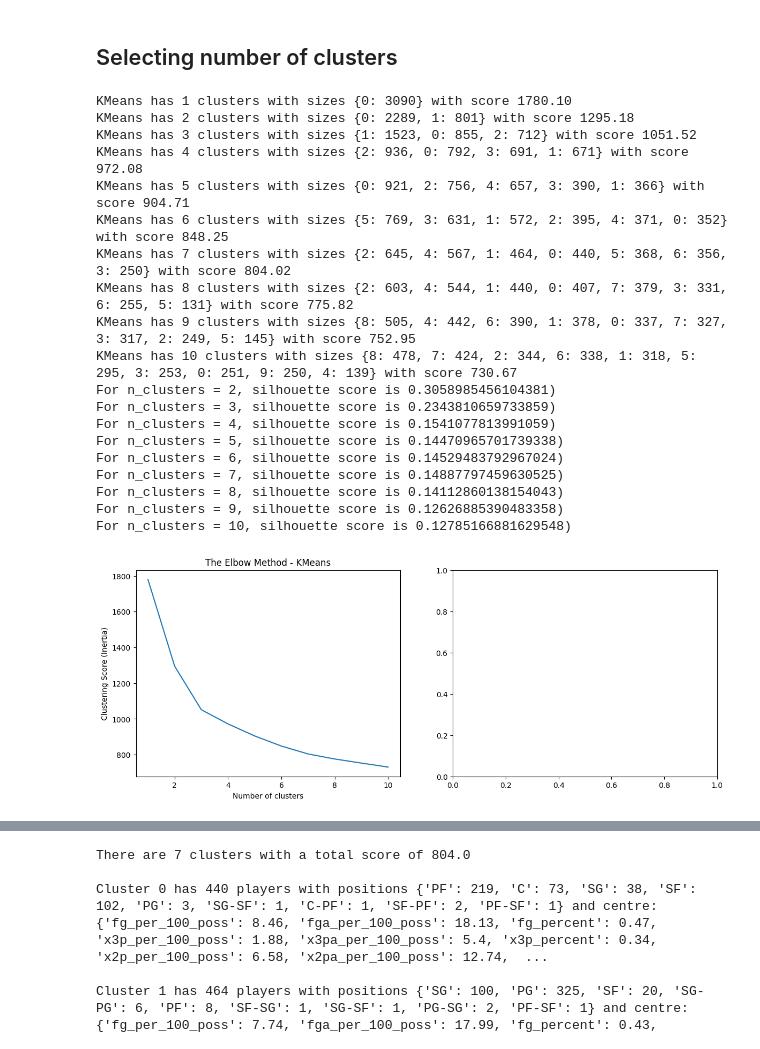
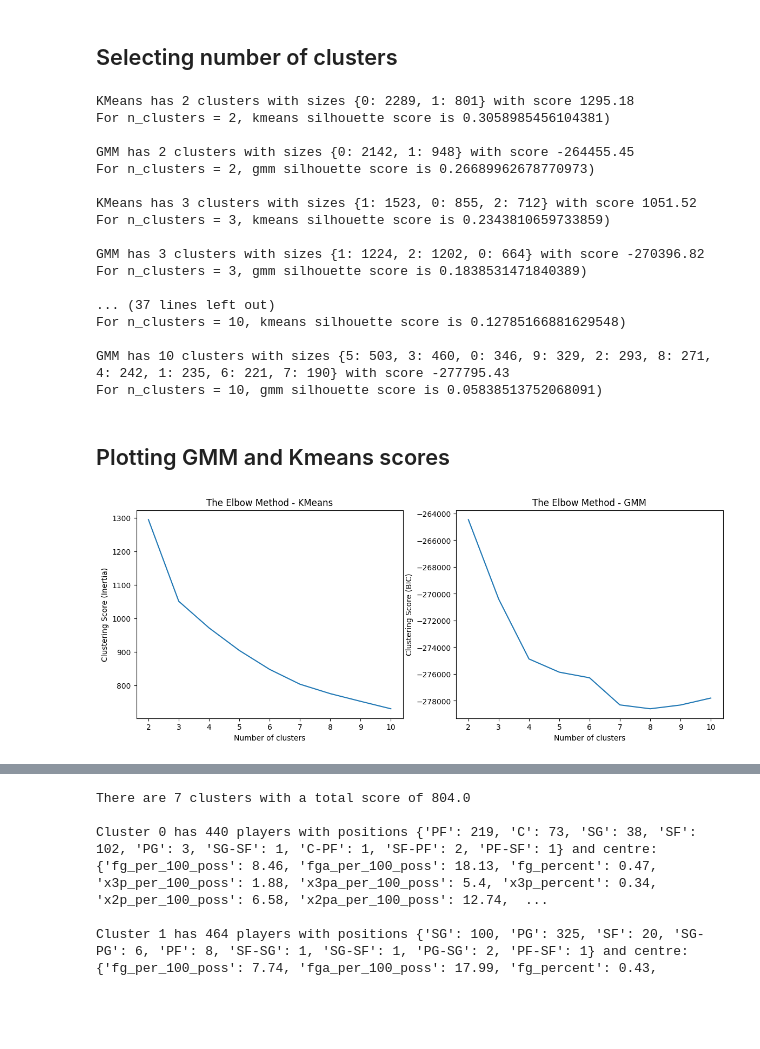
Before and after one commit to AlfonsoGhislieri/nba-machine-learning, a Jupyter notebook: getting_cleaning_data.ipynb, the cells around one changed output, grey strips where cells are left out. Saved outputs shown, nothing was run; the diff lists cells and outputs as text; code cells hidden in the pictures; blank space fills up the shorter version.

Commit message:
added gmm model and scores

```diff
--- a/getting_cleaning_data.ipynb
+++ b/getting_cleaning_data.ipynb
@@ -333,9 +334,6 @@ def kmeans(X, n_clusters):
     # fit the model ... i.e. find the n clusters
     model.fit(X)
 
-    # predict the closest cluster for each sample of X
-    predicted=model.predict(X)
-
     # Return key cluster information: score, centres and labels
 
-    return (model.inertia_, model.cluster_centers_, model.labels_, predicted)
+    return (model.inertia_, model.cluster_centers_, model.labels_)
@@ -343,46 +370,63 @@ def kmeans(X, n_clusters):
 ## Selecting number of clusters
 # %%
 kbest_scores = []
-for i in range(1, 11):
-    score, centres, labels, _ = kmeans(X, i)
+gmm_scores = []
+kmeans_silhouette_scores = []
+gmm_silhouette_scores = []
+
+for i in range(2, 11):
+    score, _, labels, _ = kmeans(X, i)
     sizes = pd.Series(labels).value_counts().to_dict()
     print('KMeans has {} clusters with sizes {} with score {:.2f}'
           .format(i, sizes, score))
     kbest_scores.append(score)
 
-silhouette_scores = []
-for j in range(2,11):
-    score, centres, labels, _ = kmeans(X, j)
-    silhouette_avg = silhouette_score(X, labels)
-    print("For n_clusters = {}, silhouette score is {})".format(j, silhouette_avg))
-    silhouette_scores.append(silhouette_avg)
+    kmeans_silhouette_avg = silhouette_score(X, labels)
+    print("For n_clusters = {}, kmeans silhouette score is {})\n".format(i, kmeans_silhouette_avg))
+    kmeans_silhouette_scores.append(kmeans_silhouette_avg)
+
+    score, _, labels = gmm(X, i)
+    sizes = pd.Series(labels).value_counts().to_dict()
+    print('GMM has {} clusters with sizes {} with score {:.2f}'
+            .format(i, sizes, score))
+    gmm_scores.append(score)
+
+    gmm_silhouette_avg = silhouette_score(X, labels)
+    print("For n_clusters = {}, gmm silhouette score is {})\n".format(i, gmm_silhouette_avg))
+    gmm_silhouette_scores.append(gmm_silhouette_avg)
 # %% [output]
-KMeans has 1 clusters with sizes {0: 3090} with score 1780.10
 KMeans has 2 clusters with sizes {0: 2289, 1: 801} with score 1295.18
+For n_clusters = 2, kmeans silhouette score is 0.3058985456104381)
+
+GMM has 2 clusters with sizes {0: 2142, 1: 948} with score -264455.45
+For n_clusters = 2, gmm silhouette score is 0.26689962678770973)
+
 KMeans has 3 clusters with sizes {1: 1523, 0: 855, 2: 712} with score 1051.52
-KMeans has 4 clusters with sizes {2: 936, 0: 792, 3: 691, 1: 671} with score 972.08
-KMeans has 5 clusters with sizes {0: 921, 2: 756, 4: 657, 3: 390, 1: 366} with score 904.71
-KMeans has 6 clusters with sizes {5: 769, 3: 631, 1: 572, 2: 395, 4: 371, 0: 352} with score 848.25
-KMeans has 7 clusters with sizes {2: 645, 4: 567, 1: 464, 0: 440, 5: 368, 6: 356, 3: 250} with score 804.02
-KMeans has 8 clusters with sizes {2: 603, 4: 544, 1: 440, 0: 407, 7: 379, 3: 331, 6: 255, 5: 131} with score 775.82
-KMeans has 9 clusters with sizes {8: 505, 4: 442, 6: 390, 1: 378, 0: 337, 7: 327, 3: 317, 2: 249, 5: 145} with score 752.95
-KMeans has 10 clusters with sizes {8: 478, 7: 424, 2: 344, 6: 338, 1: 318, 5: 295, 3: 253, 0: 251, 9: 250, 4: 139} with score 730.67
-For n_clusters = 2, silhouette score is 0.3058985456104381)
-For n_clusters = 3, silhouette score is 0.2343810659733859)
-For n_clusters = 4, silhouette score is 0.1541077813991059)
-For n_clusters = 5, silhouette score is 0.14470965701739338)
-For n_clusters = 6, silhouette score is 0.14529483792967024)
-For n_clusters = 7, silhouette score is 0.14887797459630525)
-For n_clusters = 8, silhouette score is 0.14112860138154043)
-For n_clusters = 9, silhouette score is 0.12626885390483358)
-For n_clusters = 10, silhouette score is 0.12785166881629548)
+For n_clusters = 3, kmeans silhouette score is 0.2343810659733859)
+
+GMM has 3 clusters with sizes {1: 1224, 2: 1202, 0: 664} with score -270396.82
+For n_clusters = 3, gmm silhouette score is 0.1838531471840389)
+
+... (37 lines left out)
+For n_clusters = 10, kmeans silhouette score is 0.12785166881629548)
+
+GMM has 10 clusters with sizes {5: 503, 3: 460, 0: 346, 9: 329, 2: 293, 8: 271, 4: 242, 1: 235, 6: 221, 7: 190} with score -277795.43
+For n_clusters = 10, gmm silhouette score is 0.05838513752068091)
+# %% [markdown]
+## Plotting GMM and Kmeans scores
 # %%
 figure, axis = plt.subplots(1, 2, figsize=(14, 5))
-axis[0].plot(range(1, 11), kbest_scores)
+axis[0].plot(range(2, 11), kbest_scores)
 axis[0].set_title('The Elbow Method - KMeans')
 axis[0].set_xlabel('Number of clusters')
 axis[0].set_ylabel('Clustering Score (Inertia)')
+# axis[0].scatter(7, kbest_scores[6], s = 200, c = 'red', marker='*')
+axis[1].plot(range(2, 11), gmm_scores)
+# axis[1].scatter(3, gmm_scores[2], s = 200, c = 'red', marker='*')
+axis[1].set_title('The Elbow Method - GMM')
+axis[1].set_xlabel('Number of clusters')
+axis[1].set_ylabel('Clustering Score (BIC)')
 
 plt.show()
 # %% [output]
-[figure, old version]
+[figure, new version]
```
Also changed, not shown: parts of 15 cells of this notebook.
